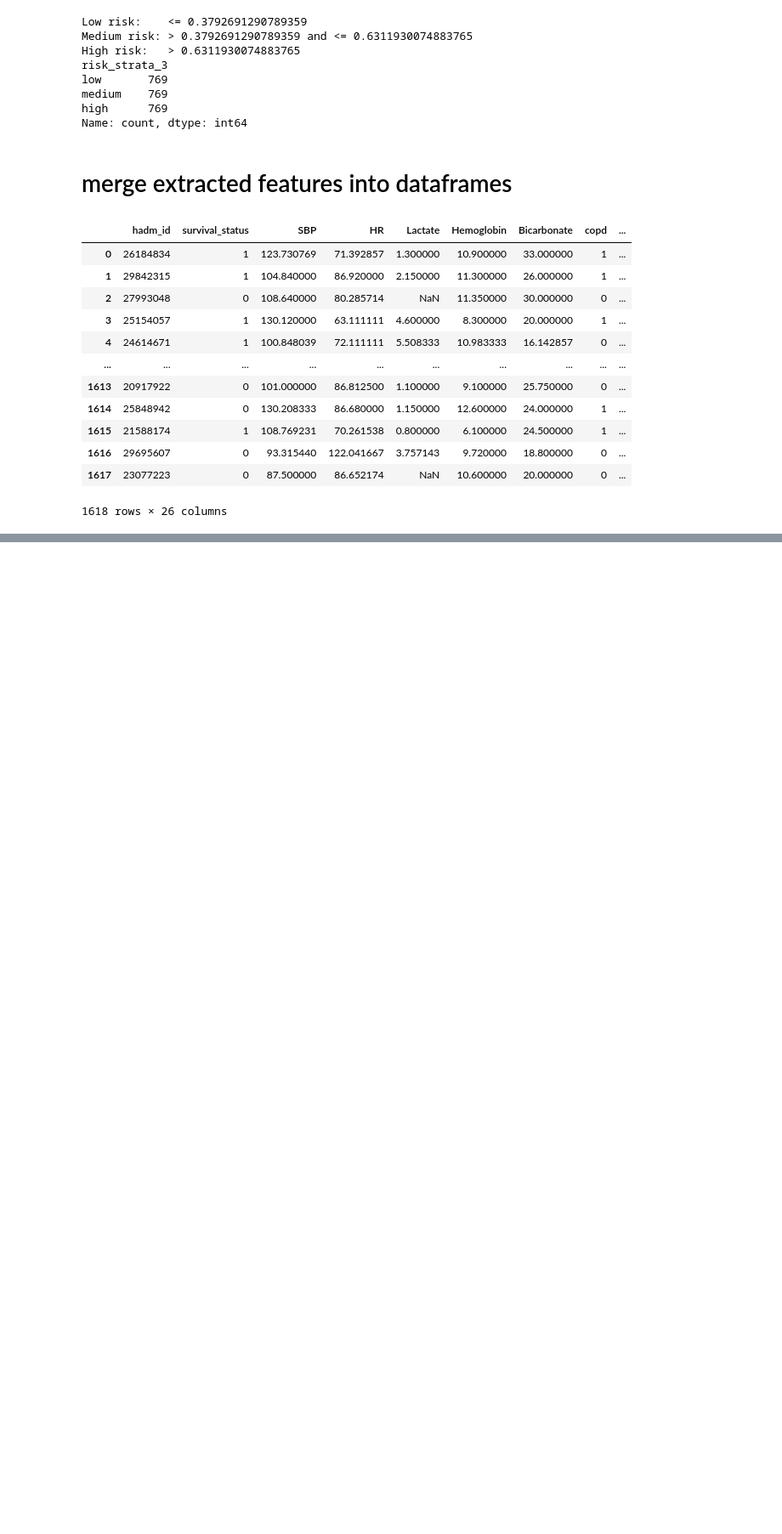
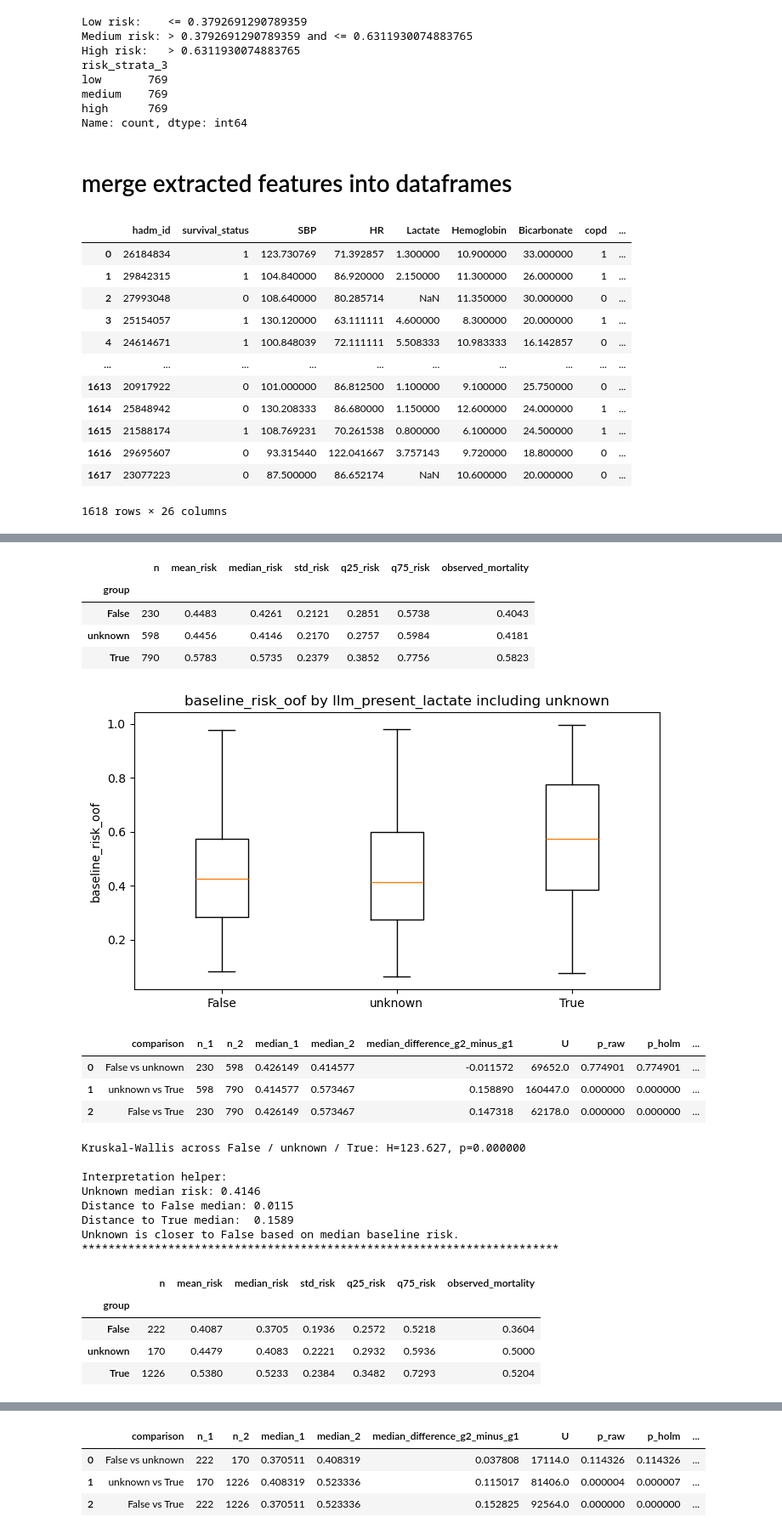
Before and after one commit to cagandeliktas/Master-thesis-Cagan, a Jupyter notebook: Modelling/structured_model_first24h.ipynb, the cells around one changed output, grey strips where cells are left out. Shown at 85% size. Saved outputs shown, nothing was run; the diff lists cells and outputs as text; code cells hidden in the pictures; blank space fills up the shorter version.

```diff
--- a/Modelling/structured_model_first24h.ipynb
+++ b/Modelling/structured_model_first24h.ipynb
@@ -608,0 +1090,41 @@ Spearman trend for llm_severity_shock: rho=0.2921, p=0.000000
+# %%
+unknown_lactate_summary, unknown_lactate_tests = analyze_unknown_category(
+    df_model,
+    'llm_present_lactate'
+)
+
+print('************************************************************************')
+unknown_shock_summary, unknown_shock_tests = analyze_unknown_category(
+    df_model,
+    'llm_present_shock'
+)
+print('************************************************************************')
+
+unknown_coma_summary, unknown_coma_tests = analyze_unknown_category(
+    df_model,
+    'llm_present_coma'
+)
+# %% [output]
+|  | n | mean_risk | median_risk | std_risk | q25_risk | q75_risk | observed_mortality |
+| group |  |  |  |  |  |  |  |
+| False | 230 | 0.4483 | 0.4261 | 0.2121 | 0.2851 | 0.5738 | 0.4043 |
+| unknown | 598 | 0.4456 | 0.4146 | 0.2170 | 0.2757 | 0.5984 | 0.4181 |
+| True | 790 | 0.5783 | 0.5735 | 0.2379 | 0.3852 | 0.7756 | 0.5823 |
+[figure, added]
+|  | comparison | n_1 | n_2 | median_1 | median_2 | median_difference_g2_minus_g1 | U | p_raw | p_holm | ... |
+| 0 | False vs unknown | 230 | 598 | 0.426149 | 0.414577 | -0.011572 | 69652.0 | 0.774901 | 0.774901 | ... |
+| 1 | unknown vs True | 598 | 790 | 0.414577 | 0.573467 | 0.158890 | 160447.0 | 0.000000 | 0.000000 | ... |
+| 2 | False vs True | 230 | 790 | 0.426149 | 0.573467 | 0.147318 | 62178.0 | 0.000000 | 0.000000 | ... |
+Kruskal-Wallis across False / unknown / True: H=123.627, p=0.000000
+
+Interpretation helper:
+Unknown median risk: 0.4146
+Distance to False median: 0.0115
+Distance to True median:  0.1589
+Unknown is closer to False based on median baseline risk.
+************************************************************************
+|  | n | mean_risk | median_risk | std_risk | q25_risk | q75_risk | observed_mortality |
+| group |  |  |  |  |  |  |  |
+| False | 222 | 0.4087 | 0.3705 | 0.1936 | 0.2572 | 0.5218 | 0.3604 |
+| unknown | 170 | 0.4479 | 0.4083 | 0.2221 | 0.2932 | 0.5936 | 0.5000 |
+| True | 1226 | 0.5380 | 0.5233 | 0.2384 | 0.3482 | 0.7293 | 0.5204 |
@@ -608,0 +1132,4 @@ Spearman trend for llm_severity_shock: rho=0.2921, p=0.000000
+|  | comparison | n_1 | n_2 | median_1 | median_2 | median_difference_g2_minus_g1 | U | p_raw | p_holm | ... |
+| 0 | False vs unknown | 222 | 170 | 0.370511 | 0.408319 | 0.037808 | 17114.0 | 0.114326 | 0.114326 | ... |
+| 1 | unknown vs True | 170 | 1226 | 0.408319 | 0.523336 | 0.115017 | 81406.0 | 0.000004 | 0.000007 | ... |
+| 2 | False vs True | 222 | 1226 | 0.370511 | 0.523336 | 0.152825 | 92564.0 | 0.000000 | 0.000000 | ... |
```
Also changed, not shown: parts of 25 cells of this notebook.
